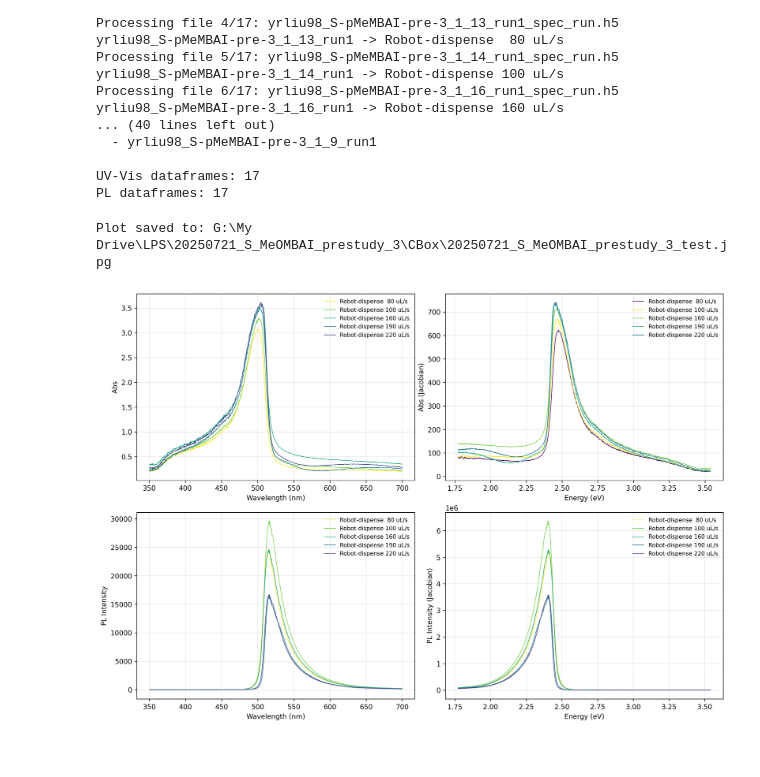
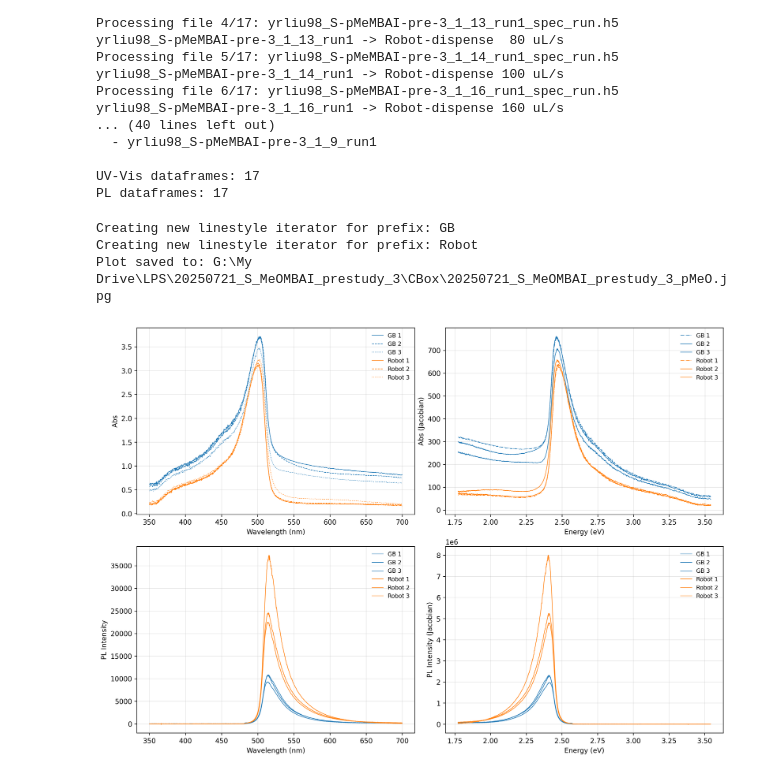
Before and after one commit to yyrliu/lbl-snipplets, a Jupyter notebook: h5-plot.ipynb, the cells around one changed output. Saved outputs shown, nothing was run; the diff lists cells and outputs as text; code cells hidden in the pictures.

Commit message:
New plots

```diff
--- a/h5-plot.ipynb
+++ b/h5-plot.ipynb
@@ -56,9 +56,9 @@ def get_label(metadata):
 
     # If we successfully converted to int, this is a numeric sample ID
     if sample in [1, 2, 3]:
-        result = f"GB {sample}"
+        result = f"GB-MBAI {sample}"
     elif sample in [4, 5, 6]:
-        result = f"GB-MBAI {sample - 3}"
+        result = f"GB {sample - 3}"
     elif sample in [7, 8, 9]:
         result = f"Robot {sample - 6}"
     elif sample in [10, 11, 12]:
@@ -216,27 +216,29 @@ def plot_single_column_data(
 # %%
 # Set up color cycle similar to cd-plot
 
-output_file = Path(data_dirs[0], "20250721_S_MeOMBAI_prestudy_3_test.jpg")
+output_file = Path(data_dirs[0], "20250721_S_MeOMBAI_prestudy_3_pMeO.jpg")
 
 for dfs in [uv_vis_dfs, pl_dfs]:
     index_to_remove = []
     for i, df in enumerate(dfs):
-        if "Robot-dispense" not in df["metadata"][0]["label"]:
+        # if "MBAI" not in df["metadata"][0]["label"]:
+        #     index_to_remove.append(i)
+        if 'MBAI' in df['metadata'][0]['label']:
             index_to_remove.append(i)
-        # if 'MBAI' in df['metadata'][0]['label']:
-        #     index_to_remove.append(i)
+        if 'dispense' in df['metadata'][0]['label']:
+            index_to_remove.append(i)
     for i in sorted(index_to_remove, reverse=True):
         del dfs[i]
 
+from plot_helper import get_color_factory, get_linestyle_factory
+
 # Initialize styling functions
-# get_linestyle_func = get_linestyle()
+get_linestyle_func = get_linestyle_factory()
 
-from plot_helper import get_color_factory
-
-get_linestyle_func = lambda label: None
+# get_linestyle_func = lambda label: None
 get_color_func = get_color_factory(
-    colormap=reversed([plt.cm.viridis(i) for i in np.linspace(0, 1, 6)]),
-    cycle_by_prefix=False,
+    # colormap=reversed([plt.cm.viridis(i) for i in np.linspace(0, 1, 6)]),
+    # cycle_by_prefix=False,
 )
 
 # Create main plotting figure with 2x2 subplots
@@ -285,32 +287,34 @@ plot_single_column_data(
     lw=0.8,
     get_linestyle_func=get_linestyle_func,
     get_color_func=get_color_func,
 )
 # ax_pl_int_wl.set_title("PL Intensity vs Wavelength")
 
 # PL Intensity (Jacobian) vs Energy
 plot_single_column_data(
     ax_pl_int_energy,
     pl_dfs,
     "energy",
     "intensity_jacobian",
     xlabel="Energy (eV)",
     ylabel="PL Intensity (Jacobian)",
     lw=0.8,
     get_linestyle_func=get_linestyle_func,
     get_color_func=get_color_func,
 )
 # ax_pl_int_energy.set_title("PL Intensity (Jacobian) vs Energy")
 
 # Final layout and save
 fig.tight_layout(pad=1.0, w_pad=0.5, h_pad=0.5)
 
 # Save the plot
 if len(h5_files) > 0:
     fig.savefig(output_file, dpi=300, bbox_inches="tight")
     print(f"Plot saved to: {output_file}")
 
 plt.show()
 # %% [output]
-Plot saved to: G:\My Drive\LPS\20250721_S_MeOMBAI_prestudy_3\CBox\20250721_S_MeOMBAI_prestudy_3_test.jpg
+Creating new linestyle iterator for prefix: GB
+Creating new linestyle iterator for prefix: Robot
+Plot saved to: G:\My Drive\LPS\20250721_S_MeOMBAI_prestudy_3\CBox\20250721_S_MeOMBAI_prestudy_3_pMeO.jpg
-[figure, old version]
+[figure, new version]
```
Also changed, not shown: 1 other file.
